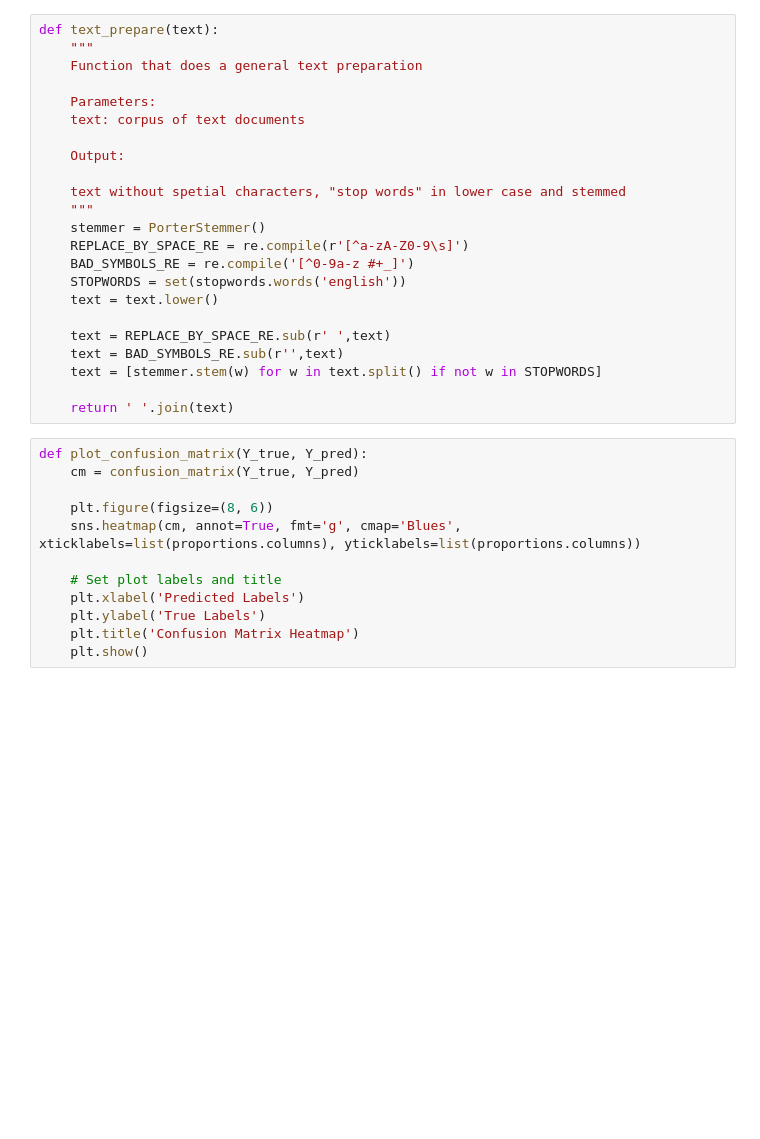
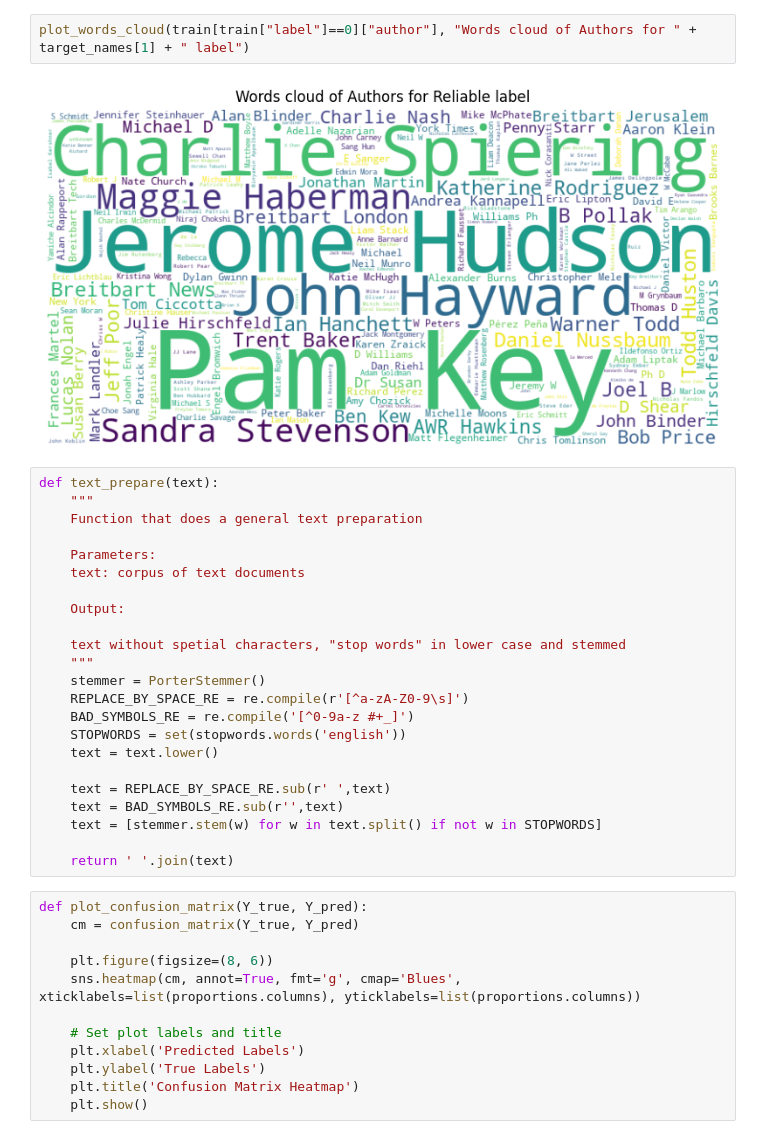
Before and after one commit to SergeyAkh/Fake-news, a Jupyter notebook: Fake_news.ipynb, the cells around one changed output. Cells and saved outputs as stored; diff of their text form; blank space fills up the shorter version.

```diff
--- a/Fake_news.ipynb
+++ b/Fake_news.ipynb
@@ -62,3 +90,7 @@ plt.show()
+# %%
+plot_words_cloud(train[train["label"]==0]["author"], "Words cloud of Authors for " + target_names[1] + " label")
+# %% [output]
+[figure, added]
 # %%
 def text_prepare(text):
     """
```
Also changed, not shown: parts of 41 cells of this notebook.
